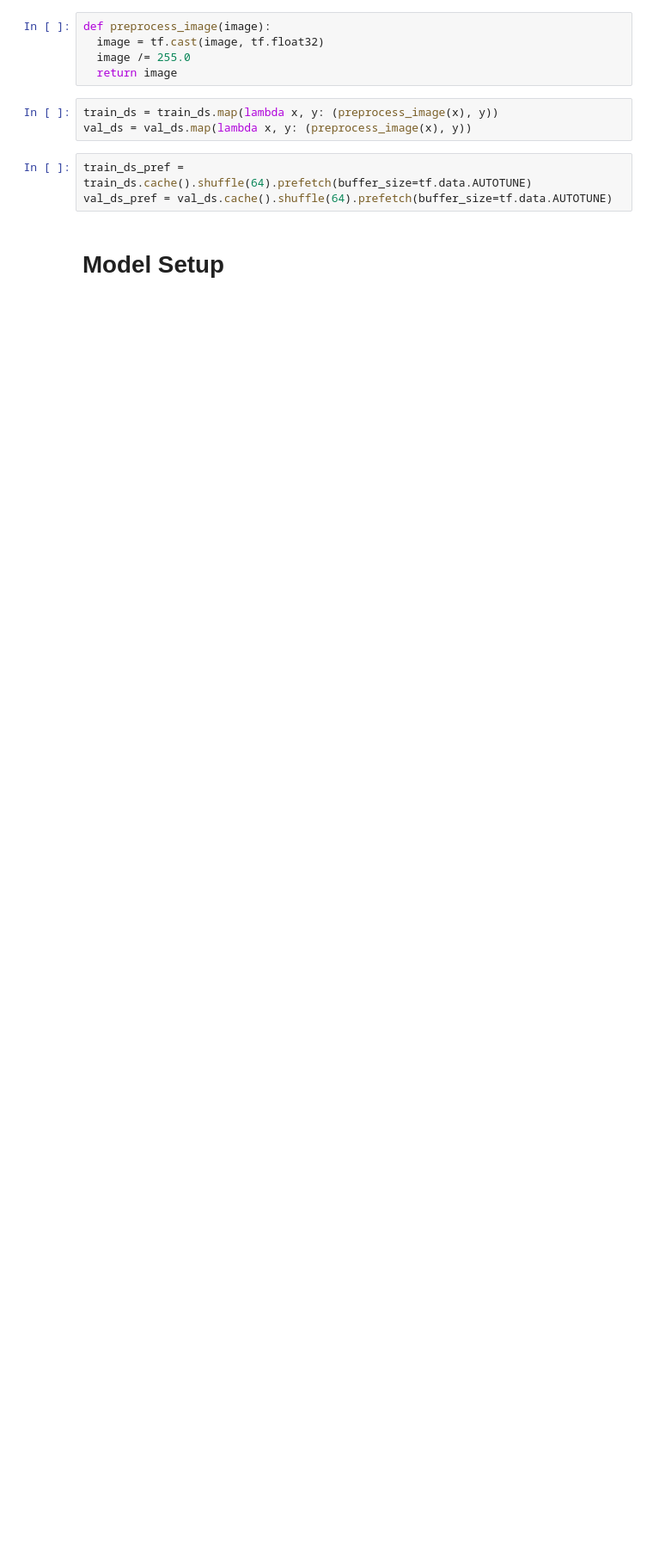
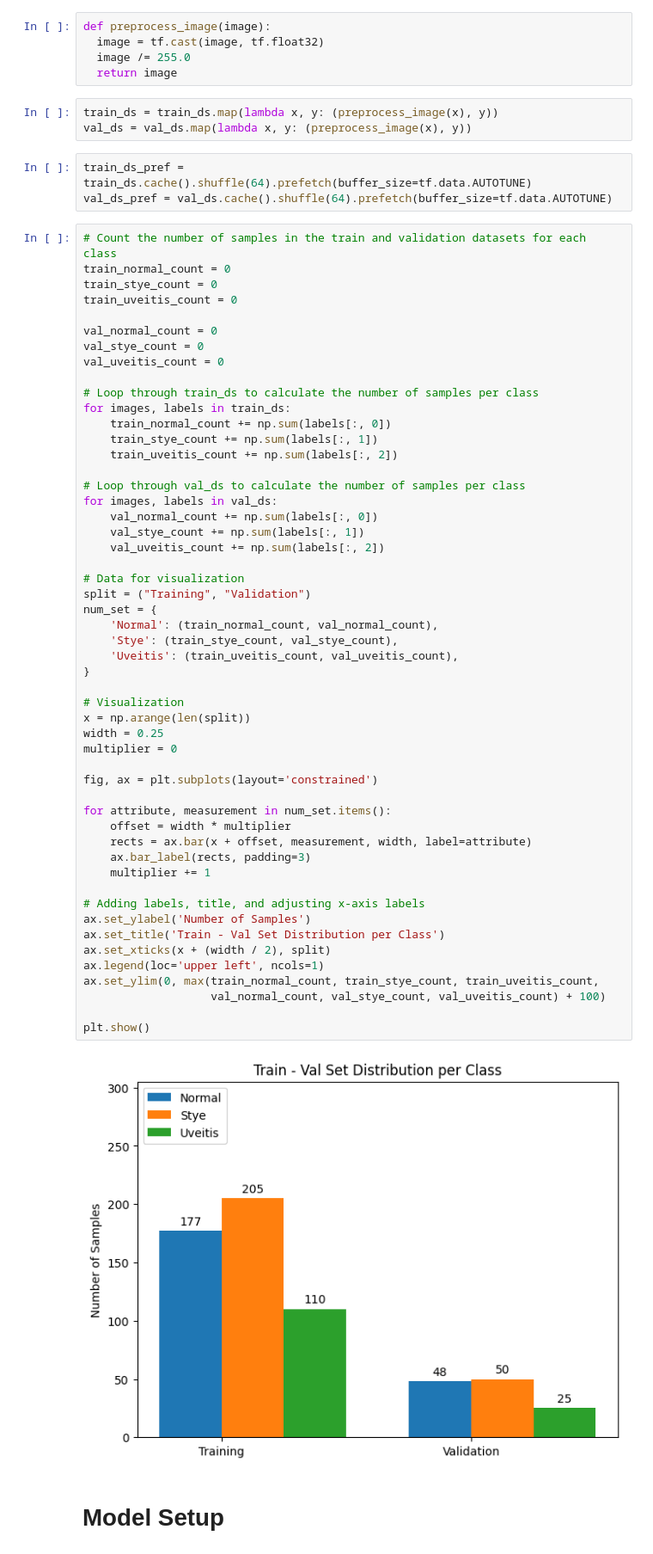
Before and after one commit to Vizia-Project/eye-infection-detection, a Jupyter notebook: eye-infection.ipynb, the cells around one changed output. Shown at 86% size. Cells and saved outputs as stored; diff of their text form; blank space fills up the shorter version.

```diff
--- a/eye-infection.ipynb
+++ b/eye-infection.ipynb
@@ -76,6 +69,60 @@ val_ds = val_ds.map(lambda x, y: (preprocess_image(x), y))
 # %%
 train_ds_pref = train_ds.cache().shuffle(64).prefetch(buffer_size=tf.data.AUTOTUNE)
 val_ds_pref = val_ds.cache().shuffle(64).prefetch(buffer_size=tf.data.AUTOTUNE)
+# %%
+# Count the number of samples in the train and validation datasets for each class
+train_normal_count = 0
+train_stye_count = 0
+train_uveitis_count = 0
+
+val_normal_count = 0
+val_stye_count = 0
+val_uveitis_count = 0
+
+# Loop through train_ds to calculate the number of samples per class
+for images, labels in train_ds:
+    train_normal_count += np.sum(labels[:, 0])
+    train_stye_count += np.sum(labels[:, 1])
+    train_uveitis_count += np.sum(labels[:, 2])
+
+# Loop through val_ds to calculate the number of samples per class
+for images, labels in val_ds:
+    val_normal_count += np.sum(labels[:, 0])
+    val_stye_count += np.sum(labels[:, 1])
+    val_uveitis_count += np.sum(labels[:, 2])
+
+# Data for visualization
+split = ("Training", "Validation")
+num_set = {
+    'Normal': (train_normal_count, val_normal_count),
+    'Stye': (train_stye_count, val_stye_count),
+    'Uveitis': (train_uveitis_count, val_uveitis_count),
+}
+
+# Visualization
+x = np.arange(len(split))
+width = 0.25
+multiplier = 0
+
+fig, ax = plt.subplots(layout='constrained')
+
+for attribute, measurement in num_set.items():
+    offset = width * multiplier
+    rects = ax.bar(x + offset, measurement, width, label=attribute)
+    ax.bar_label(rects, padding=3)
+    multiplier += 1
+
+# Adding labels, title, and adjusting x-axis labels
+ax.set_ylabel('Number of Samples')
+ax.set_title('Train - Val Set Distribution per Class')
+ax.set_xticks(x + (width / 2), split)
+ax.legend(loc='upper left', ncols=1)
+ax.set_ylim(0, max(train_normal_count, train_stye_count, train_uveitis_count,
+                   val_normal_count, val_stye_count, val_uveitis_count) + 100)
+
+plt.show()
+# %% [output]
+[figure, added]
 # %% [markdown]
 # Model Setup
 # %%
```
Also changed, not shown: parts of 14 cells of this notebook.
